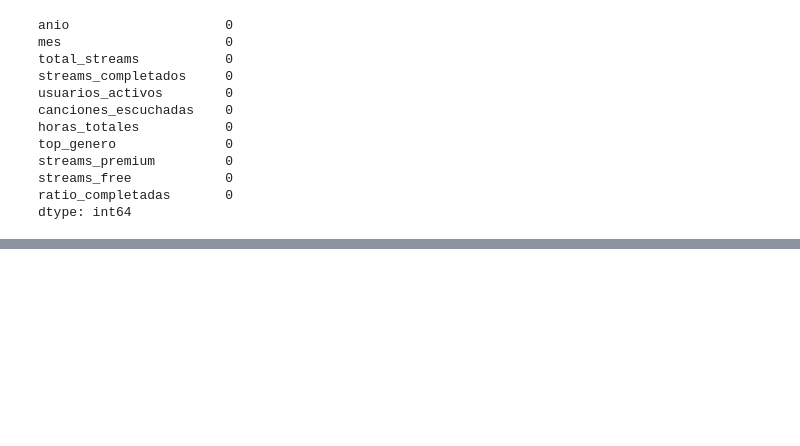
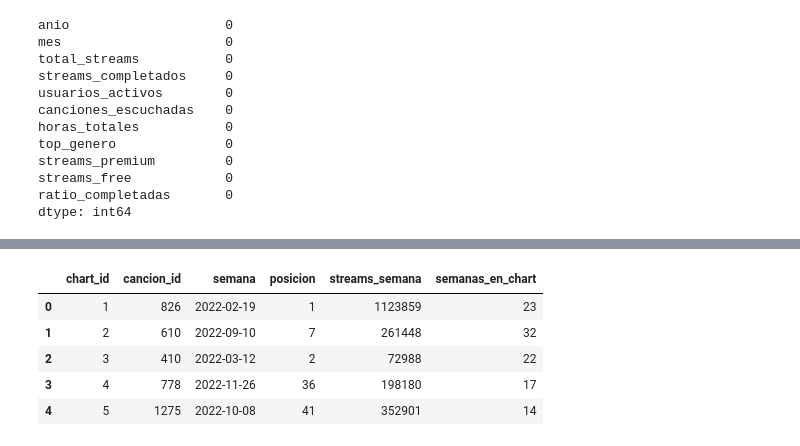
Before and after one commit to MetalMaxALIZ/Proyecto_Data_Wizards, a Jupyter notebook: main.ipynb, the cells around one changed output, grey strips where cells are left out. Cells and saved outputs as stored; diff of their text form; code cells hidden in the pictures; blank space fills up the shorter version.

```diff
--- a/main.ipynb
+++ b/main.ipynb
@@ -499,0 +704,9 @@ dtype: int64
+# %%
+charts_semanales.head()
+# %% [output]
+|  | chart_id | cancion_id | semana | posicion | streams_semana | semanas_en_chart |
+| 0 | 1 | 826 | 2022-02-19 | 1 | 1123859 | 23 |
+| 1 | 2 | 610 | 2022-09-10 | 7 | 261448 | 32 |
+| 2 | 3 | 410 | 2022-03-12 | 2 | 72988 | 22 |
+| 3 | 4 | 778 | 2022-11-26 | 36 | 198180 | 17 |
+| 4 | 5 | 1275 | 2022-10-08 | 41 | 352901 | 14 |
```
Also changed, not shown: parts of 85 cells of this notebook, 10 other files.
